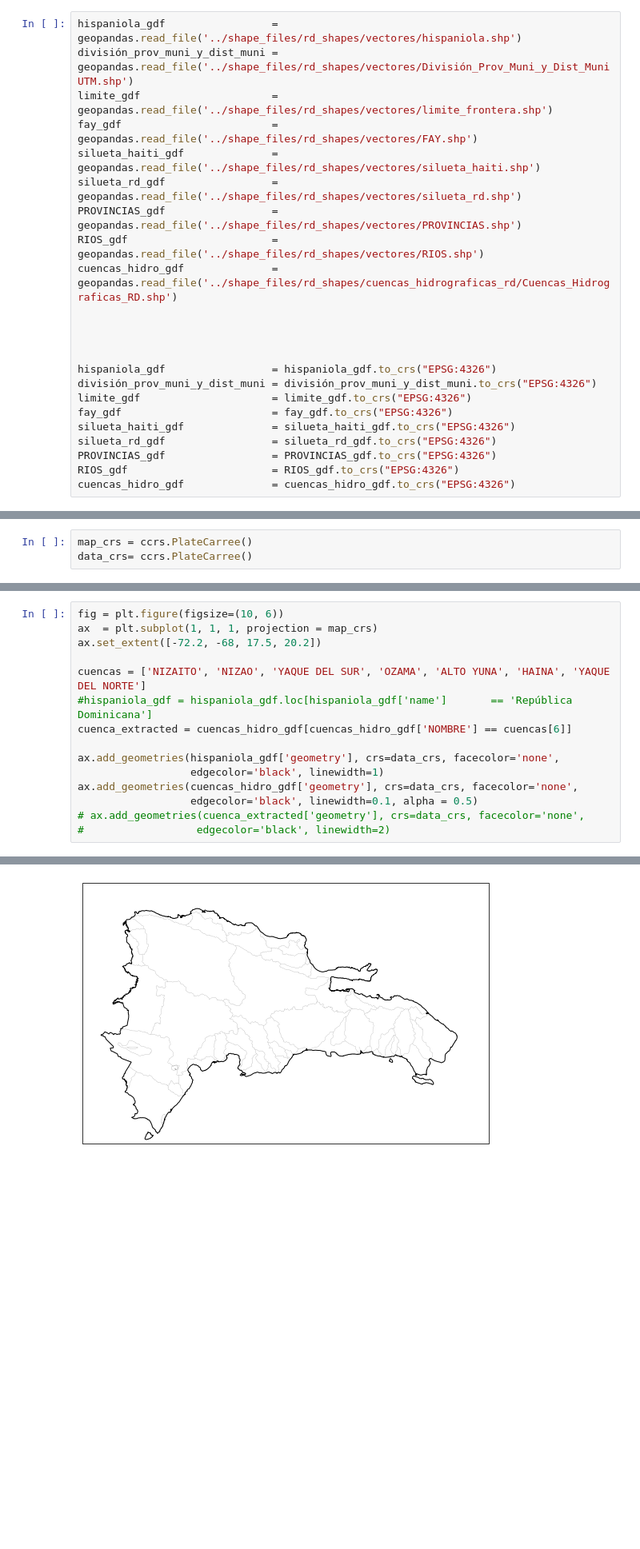
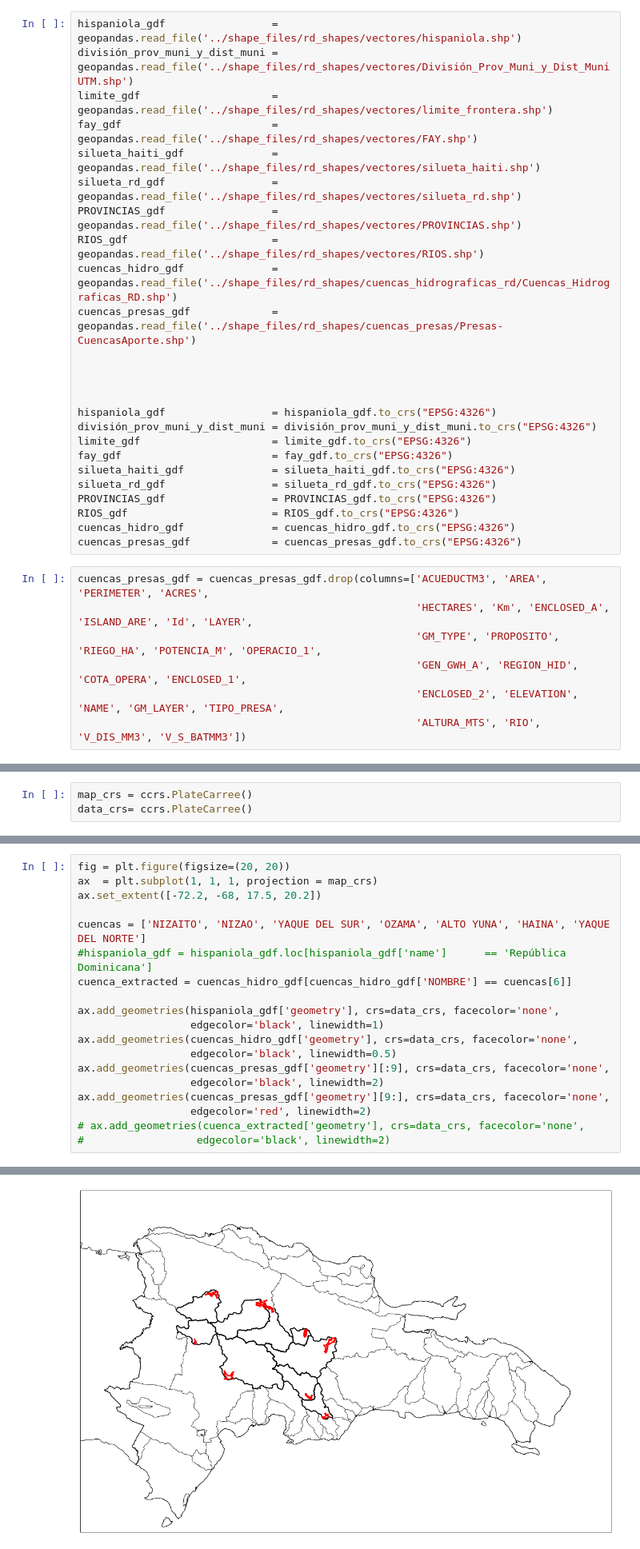
Before and after one commit to jmedinah09/UnidataProjects, a Jupyter notebook: tropical_cyclone_plot_project/RD_Shapes_.ipynb, the cells around one changed output, grey strips where cells are left out. Shown at 80% size. Saved outputs shown, nothing was run; the diff lists cells and outputs as text; blank space fills up the shorter version.

```diff
--- a/tropical_cyclone_plot_project/RD_Shapes_.ipynb
+++ b/tropical_cyclone_plot_project/RD_Shapes_.ipynb
@@ -19,6 +20,7 @@ silueta_rd_gdf                 = geopandas.read_file('../shape_files/rd_shapes/v
 PROVINCIAS_gdf                 = geopandas.read_file('../shape_files/rd_shapes/vectores/PROVINCIAS.shp')
 RIOS_gdf                       = geopandas.read_file('../shape_files/rd_shapes/vectores/RIOS.shp')
 cuencas_hidro_gdf              = geopandas.read_file('../shape_files/rd_shapes/cuencas_hidrograficas_rd/Cuencas_Hidrograficas_RD.shp')
+cuencas_presas_gdf             = geopandas.read_file('../shape_files/rd_shapes/cuencas_presas/Presas-CuencasAporte.shp')
 
 
 
@@ -32,6 +34,14 @@ silueta_rd_gdf                 = silueta_rd_gdf.to_crs("EPSG:4326")
 PROVINCIAS_gdf                 = PROVINCIAS_gdf.to_crs("EPSG:4326")
 RIOS_gdf                       = RIOS_gdf.to_crs("EPSG:4326")
 cuencas_hidro_gdf              = cuencas_hidro_gdf.to_crs("EPSG:4326")
+cuencas_presas_gdf             = cuencas_presas_gdf.to_crs("EPSG:4326")
+# %%
+cuencas_presas_gdf = cuencas_presas_gdf.drop(columns=['ACUEDUCTM3', 'AREA', 'PERIMETER', 'ACRES',
+                                                      'HECTARES', 'Km', 'ENCLOSED_A', 'ISLAND_ARE', 'Id', 'LAYER',
+                                                      'GM_TYPE', 'PROPOSITO', 'RIEGO_HA', 'POTENCIA_M', 'OPERACIO_1',
+                                                      'GEN_GWH_A', 'REGION_HID', 'COTA_OPERA', 'ENCLOSED_1',
+                                                      'ENCLOSED_2', 'ELEVATION', 'NAME', 'GM_LAYER', 'TIPO_PRESA',
+                                                      'ALTURA_MTS', 'RIO', 'V_DIS_MM3', 'V_S_BATMM3'])
 # %%
 #../shape_files/rd_shapes/vectores
 
@@ -89,20 +99,24 @@ ax.add_geometries(PROVINCIAS_gdf['geometry'], crs=data_crs, facecolor='none',
 <cartopy.mpl.feature_artist.FeatureArtist at 0x...>
 [figure]
 # %%
-fig = plt.figure(figsize=(10, 6))
+fig = plt.figure(figsize=(20, 20))
 ax  = plt.subplot(1, 1, 1, projection = map_crs)
 ax.set_extent([-72.2, -68, 17.5, 20.2])
 
 cuencas = ['NIZAITO', 'NIZAO', 'YAQUE DEL SUR', 'OZAMA', 'ALTO YUNA', 'HAINA', 'YAQUE DEL NORTE']
-#hispaniola_gdf = hispaniola_gdf.loc[hispaniola_gdf['name']       == 'República Dominicana']
+#hispaniola_gdf = hispaniola_gdf.loc[hispaniola_gdf['name']      == 'República Dominicana']
 cuenca_extracted = cuencas_hidro_gdf[cuencas_hidro_gdf['NOMBRE'] == cuencas[6]]
 
 ax.add_geometries(hispaniola_gdf['geometry'], crs=data_crs, facecolor='none',
                   edgecolor='black', linewidth=1)
 ax.add_geometries(cuencas_hidro_gdf['geometry'], crs=data_crs, facecolor='none',
-                  edgecolor='black', linewidth=0.1, alpha = 0.5)
+                  edgecolor='black', linewidth=0.5)
+ax.add_geometries(cuencas_presas_gdf['geometry'][:9], crs=data_crs, facecolor='none',
+                  edgecolor='black', linewidth=2)
+ax.add_geometries(cuencas_presas_gdf['geometry'][9:], crs=data_crs, facecolor='none',
+                  edgecolor='red', linewidth=2)
 # ax.add_geometries(cuenca_extracted['geometry'], crs=data_crs, facecolor='none',
 #                  edgecolor='black', linewidth=2)
 # %% [output]
 <cartopy.mpl.feature_artist.FeatureArtist at 0x...>
-[figure, old version]
+[figure, new version]
```
Also changed, not shown: parts of 9 cells of this notebook, 9 other files.
